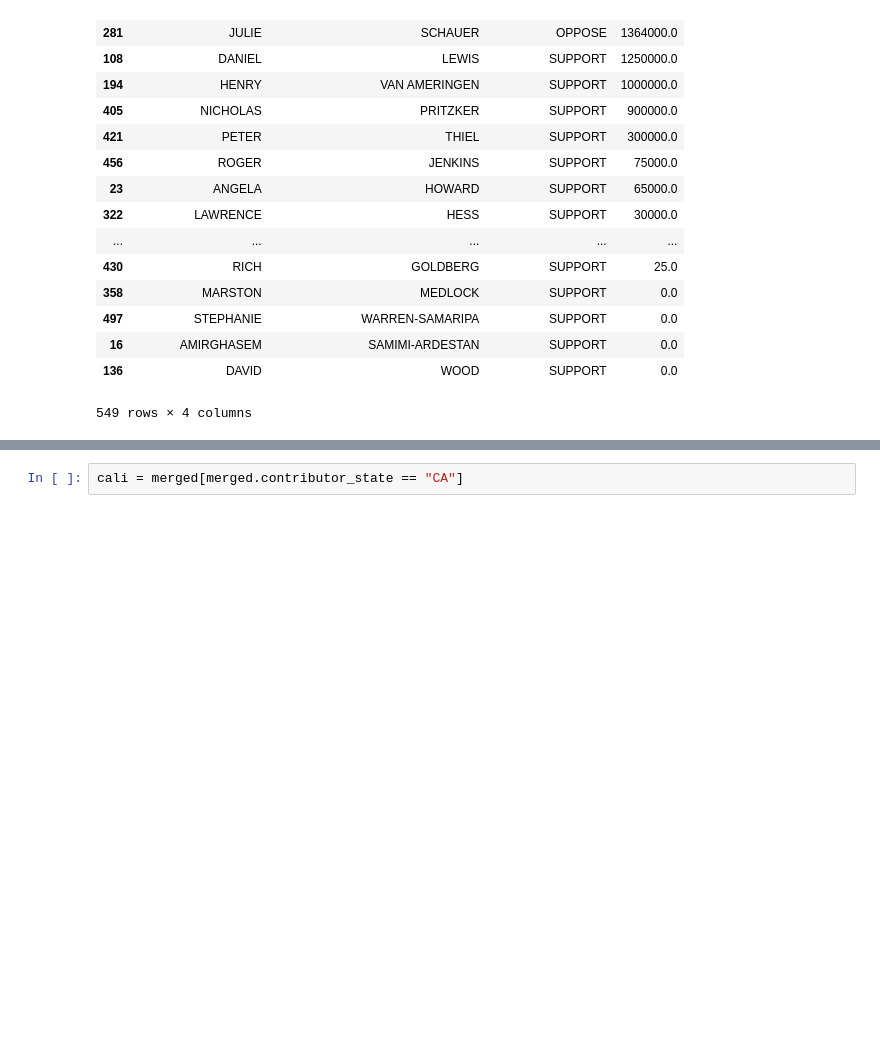
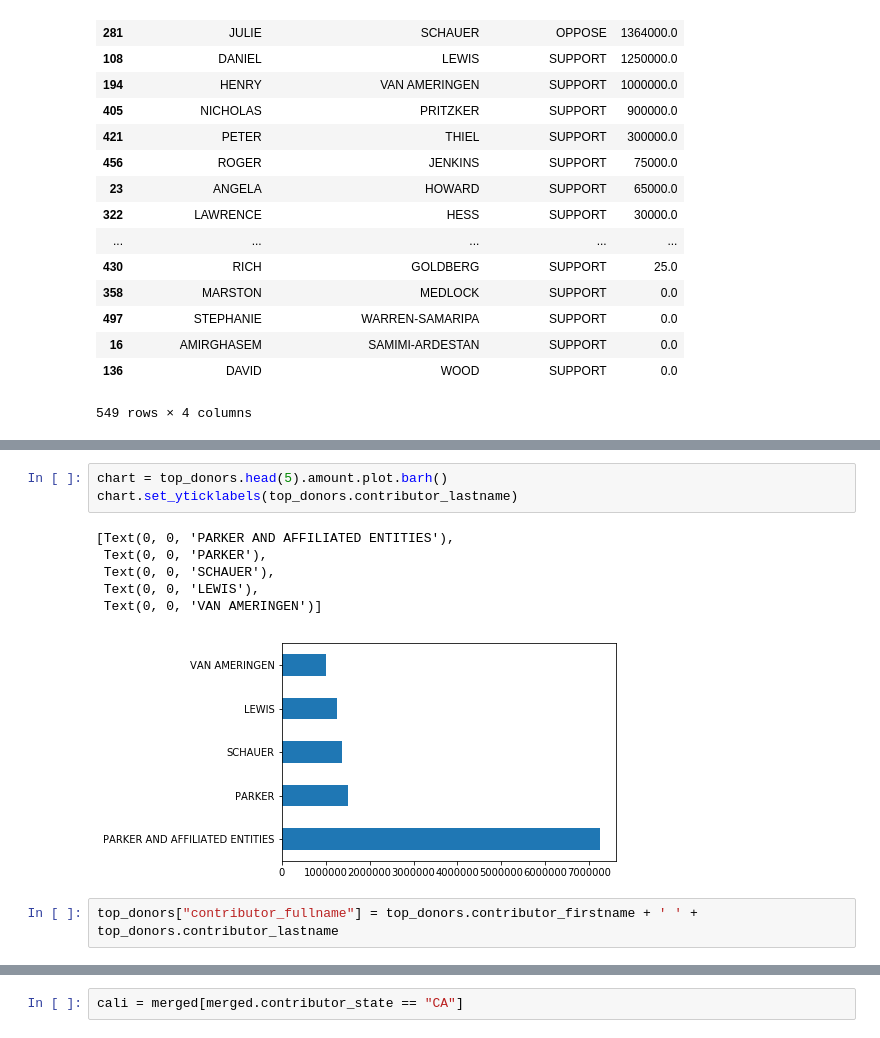
Before and after one commit to maciejszulc/first-python-notebook, a Jupyter notebook: Data_Cal_Access.ipynb, the cells around one changed output, grey strips where cells are left out. Drawn from its saved outputs; the diff is of its cells as text; blank space fills up the shorter version.

```diff
--- a/Data_Cal_Access.ipynb
+++ b/Data_Cal_Access.ipynb
@@ -531,0 +557,12 @@ merged.groupby(["contributor_firstname", "contributor_lastname", "committee_posi
+# %%
+chart = top_donors.head(5).amount.plot.barh()
+chart.set_yticklabels(top_donors.contributor_lastname)
+# %% [output]
+[Text(0, 0, 'PARKER AND AFFILIATED ENTITIES'),
+ Text(0, 0, 'PARKER'),
+ Text(0, 0, 'SCHAUER'),
+ Text(0, 0, 'LEWIS'),
+ Text(0, 0, 'VAN AMERINGEN')]
+[figure, added]
+# %%
+top_donors["contributor_fullname"] = top_donors.contributor_firstname + ' ' + top_donors.contributor_lastname
```
Also changed, not shown: parts of 24 cells of this notebook.
